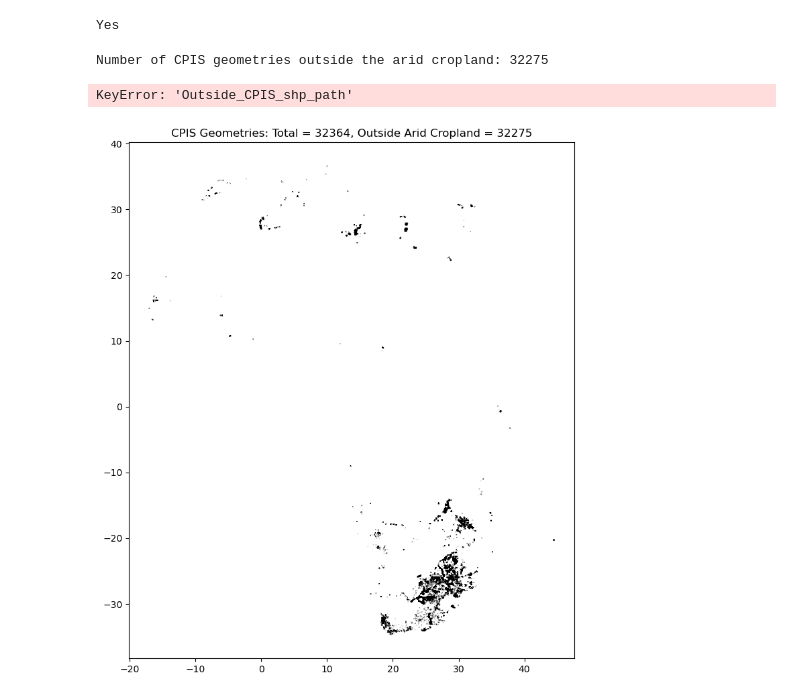
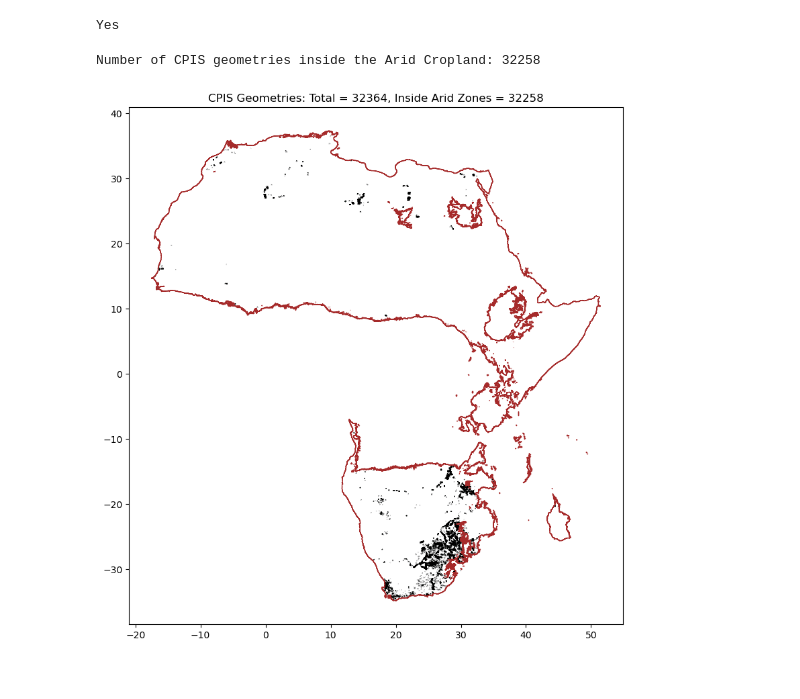
Before and after one commit to rellimylime/Africa_Irrigation, a Jupyter notebook: Code/0_process_data/4_CPIS_overlay.ipynb, the cells around one changed output. Drawn from its saved outputs; the diff is of its cells as text; code cells hidden in the pictures.

```diff
--- a/Code/0_process_data/4_CPIS_overlay.ipynb
+++ b/Code/0_process_data/4_CPIS_overlay.ipynb
@@ -37,81 +35,75 @@ KeyboardInterrupt:
 # %%
-# Function to check if a geometry is within the raster bounds and has a value of 1
-def check_within_raster(geometry, raster_array, raster_transform):
-    masked, _ = mask(rasterio.open(Arid_Cropland_path), [mapping(geometry)], crop=True)
-    return np.any(masked == 1)
+# Function to check if the centroid of a geometry intersects with any features in the Arid Cropland shapefile
+def check_centroid_intersect(geometry, arid_gdf):
+    centroid = geometry.centroid
+    return arid_gdf.geometry.intersects(centroid).any()
 
 # Apply the function to each geometry in the CPIS GeoDataFrame with a progress bar
-tqdm.pandas(desc="Checking geometries")
-CPIS_gdf['within_arid'] = CPIS_gdf.geometry.progress_apply(lambda x: check_within_raster(x, Arid_Cropland_array, Arid_Cropland_transform))
+tqdm.pandas(desc="Checking centroids")
+CPIS_gdf['centroid_in_arid_cropland'] = CPIS_gdf.geometry.progress_apply(lambda x: check_centroid_intersect(x, Arid_gdf))
 
-# Check if any geometry is outside the arid area
-outside_cpis = CPIS_gdf[~CPIS_gdf['within_arid']].shape[0] > 0
+# Filter out geometries whose centroids do not intersect with the Arid Cropland
+inside_cpis_gdf = CPIS_gdf[CPIS_gdf['centroid_in_arid_cropland']]
 
-# Print the result
-print("Yes" if outside_cpis else "No")
+# Check the amount of data inside the Arid Cropland
+inside_count = inside_cpis_gdf.shape[0]
 # %% [output]
 Yes
 # %%
 import geopandas as gpd
-import numpy as np
-import rasterio
-from rasterio.mask import mask
-from shapely.geometry import mapping
+from shapely.geometry import Point
 import yaml
 import os
 from tqdm import tqdm
 import matplotlib.pyplot as plt
 
 # Load configuration
 with open('../../config.yaml', 'r') as file:
     config = yaml.safe_load(file)
 
 def resolve_path(relative_path):
     return os.path.join(config['base_path'], relative_path)
 
 CPIS_path = resolve_path(config['Combined_CPIS_shp_path'])
-Arid_Cropland_path = resolve_path(config['Arid_Cropland_tif_path'])
+Arid_Cropland_path = resolve_path(config['Africa_all_shp_path'])  # Path to Arid Cropland shapefile
 
 # Load the CPIS shapefile
 CPIS_gdf = gpd.read_file(CPIS_path)
 
-# Load the Arid Cropland raster
-with rasterio.open(Arid_Cropland_path) as src:
-    Arid_Cropland_array = src.read(1)
-    Arid_Cropland_transform = src.transform
+# Load the Arid Cropland shapefile
+Arid_Cropland_gdf = gpd.read_file(Arid_Cropland_path)
 
 # Make sure the coordinate systems are matching
 CPIS_gdf.set_crs(epsg=4326, inplace=True)
+Arid_Cropland_gdf.set_crs(epsg=4326, inplace=True)
 
-# Function to check if a geometry is within the raster bounds and has a value of 1
-def check_within_raster(geometry, raster_array, raster_transform):
-    masked, _ = mask(rasterio.open(Arid_Cropland_path), [mapping(geometry)], crop=True)
-    return np.any(masked == 1)
+# Function to check if the centroid of a geometry intersects with any features in the Arid Cropland shapefile
+def check_centroid_intersect(geometry, arid_cropland_gdf):
+    centroid = geometry.centroid
+    return arid_cropland_gdf.geometry.intersects(centroid).any()
 
 # Apply the function to each geometry in the CPIS GeoDataFrame with a progress bar
-tqdm.pandas(desc="Checking geometries")
-CPIS_gdf['within_arid'] = CPIS_gdf.geometry.progress_apply(lambda x: check_within_raster(x, Arid_Cropland_array, Arid_Cropland_transform))
+tqdm.pandas(desc="Checking centroids")
+CPIS_gdf['centroid_in_arid_cropland'] = CPIS_gdf.geometry.progress_apply(lambda x: check_centroid_intersect(x, Arid_Cropland_gdf))
 
-# Filter out geometries that are not within the arid area
-outside_cpis_gdf = CPIS_gdf[~CPIS_gdf['within_arid']]
+# Filter out geometries whose centroids do not intersect with the Arid Cropland
+inside_cpis_gdf = CPIS_gdf[CPIS_gdf['centroid_in_arid_cropland']]
 
-# Check the amount of data outside the arid cropland
-outside_count = outside_cpis_gdf.shape[0]
+# Check the amount of data inside the Arid Cropland
+inside_count = inside_cpis_gdf.shape[0]
 
 # Print the result
-print(f"Number of CPIS geometries outside the arid cropland: {outside_count}")
+print(f"Number of CPIS geometries inside the Arid Cropland: {inside_count}")
 
 # Save the result to a new shapefile
-#outside_cpis_gdf.to_file(resolve_path(config['Outside_CPIS_shp_path']))
+#inside_cpis_gdf.to_file(resolve_path(config['Inside_CPIS_shp_path']))
+
+# Plot the result
+base = CPIS_gdf.plot(color='blue', edgecolor='black', alpha=0.5, figsize=(10, 10))
+inside_cpis_gdf.plot(ax=base, color='green', edgecolor='black')
+Arid_Cropland_gdf.plot(ax=base, color='none', edgecolor='brown')  # Add Arid Cropland boundaries for reference
+plt.title(f"CPIS Geometries: Total = {len(CPIS_gdf)}, Inside Arid Zones = {inside_count}")
+plt.show()
 # %% [output]
-Number of CPIS geometries outside the arid cropland: 32275
+Number of CPIS geometries inside the Arid Cropland: 32258
-KeyError: 'Outside_CPIS_shp_path'
+[figure, added]
-# %%
-
-# Plot the result
-base = CPIS_gdf.plot(color='blue', edgecolor='black', alpha=0.5, figsize=(10, 10))
-outside_cpis_gdf.plot(ax=base, color='red', edgecolor='black')
-plt.title(f"CPIS Geometries: Total = {len(CPIS_gdf)}, Outside Arid Cropland = {outside_count}")
-plt.show()
-# %% [output]
-[figure, removed]
```
Also changed, not shown: parts of 5 cells of this notebook.
